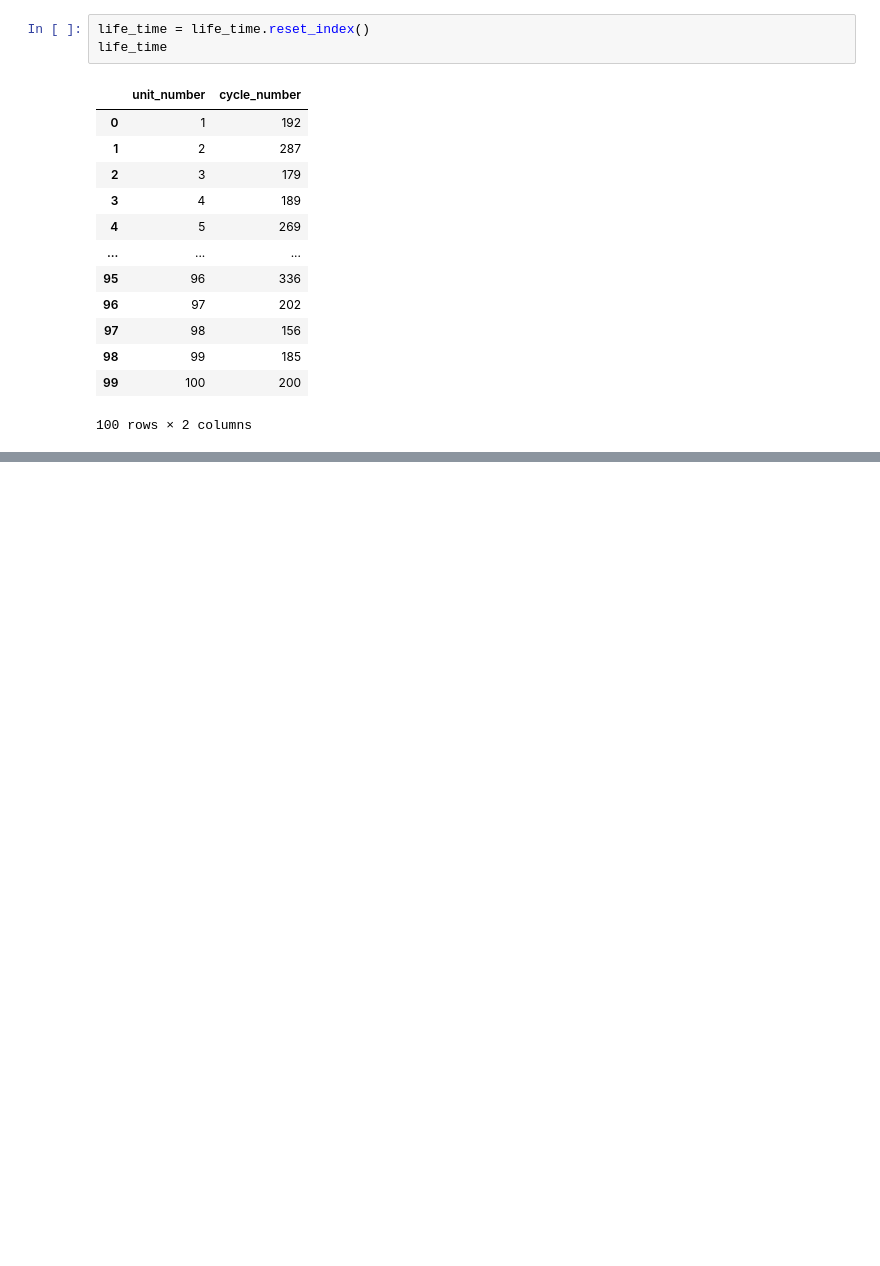
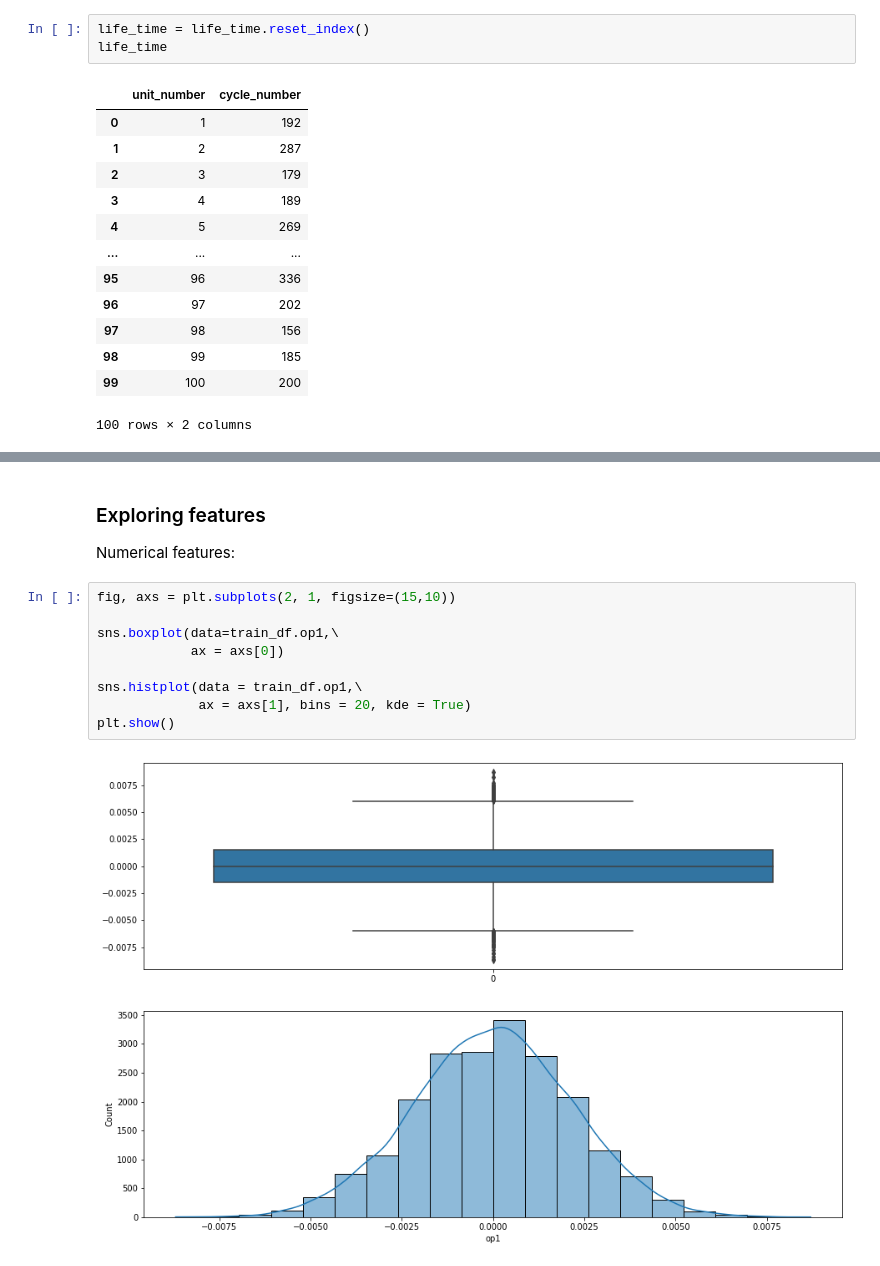
Before and after one commit to gmatos51/turbofan_rul_prediction, a Jupyter notebook: notebooks/Untitled.ipynb, the cells around one changed output, grey strips where cells are left out. Drawn from its saved outputs; the diff is of its cells as text; blank space fills up the shorter version.

```diff
--- a/notebooks/Untitled.ipynb
+++ b/notebooks/Untitled.ipynb
@@ -109,0 +177,14 @@ sns.barplot(x = life_time['cycle_number'], y = life_time['unit_number'])
+# %% [markdown]
+### Exploring features
+Numerical features:
+# %%
+fig, axs = plt.subplots(2, 1, figsize=(15,10))
+
+sns.boxplot(data=train_df.op1,\
+            ax = axs[0])
+
+sns.histplot(data = train_df.op1,\
+             ax = axs[1], bins = 20, kde = True)
+plt.show()
+# %% [output]
+[figure, added]
```
Also changed, not shown: parts of 16 cells of this notebook.
